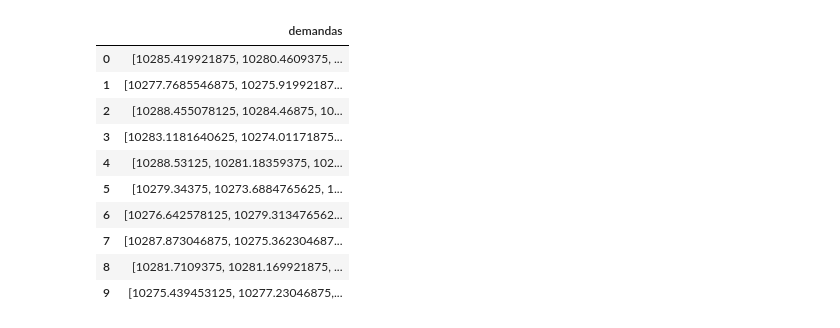
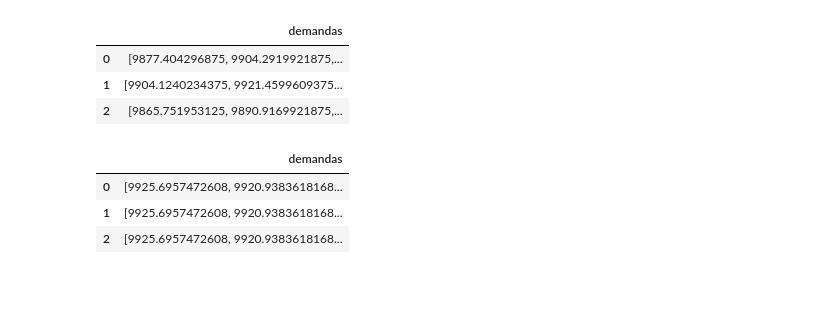
Before and after one commit to MarcioB1999/Prev_For_ULS, a Jupyter notebook: Modelos_previsao/previsoes_analise.ipynb, the cells around one changed output. Cells and saved outputs as stored; diff of their text form; code cells hidden in the pictures; blank space fills up the shorter version.

```diff
--- a/Modelos_previsao/previsoes_analise.ipynb
+++ b/Modelos_previsao/previsoes_analise.ipynb
@@ -7,14 +4,0 @@ previsoes_np = pd.DataFrame(pd.read_csv('Resultados/Resultados_Demandas_NP').ilo
-# %%
-previsoes_np
-# %% [output]
-|  | demandas |
-| 0 | [10285.419921875, 10280.4609375, ... |
-| 1 | [10277.7685546875, 10275.91992187... |
-| 2 | [10288.455078125, 10284.46875, 10... |
-| 3 | [10283.1181640625, 10274.01171875... |
-| 4 | [10288.53125, 10281.18359375, 102... |
-| 5 | [10279.34375, 10273.6884765625, 1... |
-| 6 | [10276.642578125, 10279.313476562... |
-| 7 | [10287.873046875, 10275.362304687... |
-| 8 | [10281.7109375, 10281.169921875, ... |
-| 9 | [10275.439453125, 10277.23046875,... |
@@ -33,3 +13,27 @@ resultados_dataframe_1 = pd.DataFrame(resultados_dataframe_1)
+# %%
+previsoes_np['demandas'] = previsoes
+previsoes_np = pd.DataFrame(previsoes_np)
+previsoes_np.head()
+# %% [output]
+|  | demandas |
+| 0 | [9877.404296875, 9904.2919921875,... |
+| 1 | [9904.1240234375, 9921.4599609375... |
+| 2 | [9865.751953125, 9890.9169921875,... |
+# %%
+previsoes_sar = {}
+previsoes = []
+for index in range(3):
+    with open(past+f'Prev_sar/Previsao_sar{index}.txt', "r") as arquivo:
+	    previsoes.append([float(demanda) for demanda in arquivo.read().split(',')])
+
+previsoes_sar['demandas'] = previsoes
+previsoes_sar = pd.DataFrame(previsoes_sar)
+previsoes_sar.head()
+# %% [output]
+|  | demandas |
+| 0 | [9925.6957472608, 9920.9383618168... |
+| 1 | [9925.6957472608, 9920.9383618168... |
+| 2 | [9925.6957472608, 9920.9383618168... |
 # %%
 def describe_var(dataframe,var):
     resultado_var = {}
```
Also changed, not shown: parts of 12 cells of this notebook, 11 other files.
